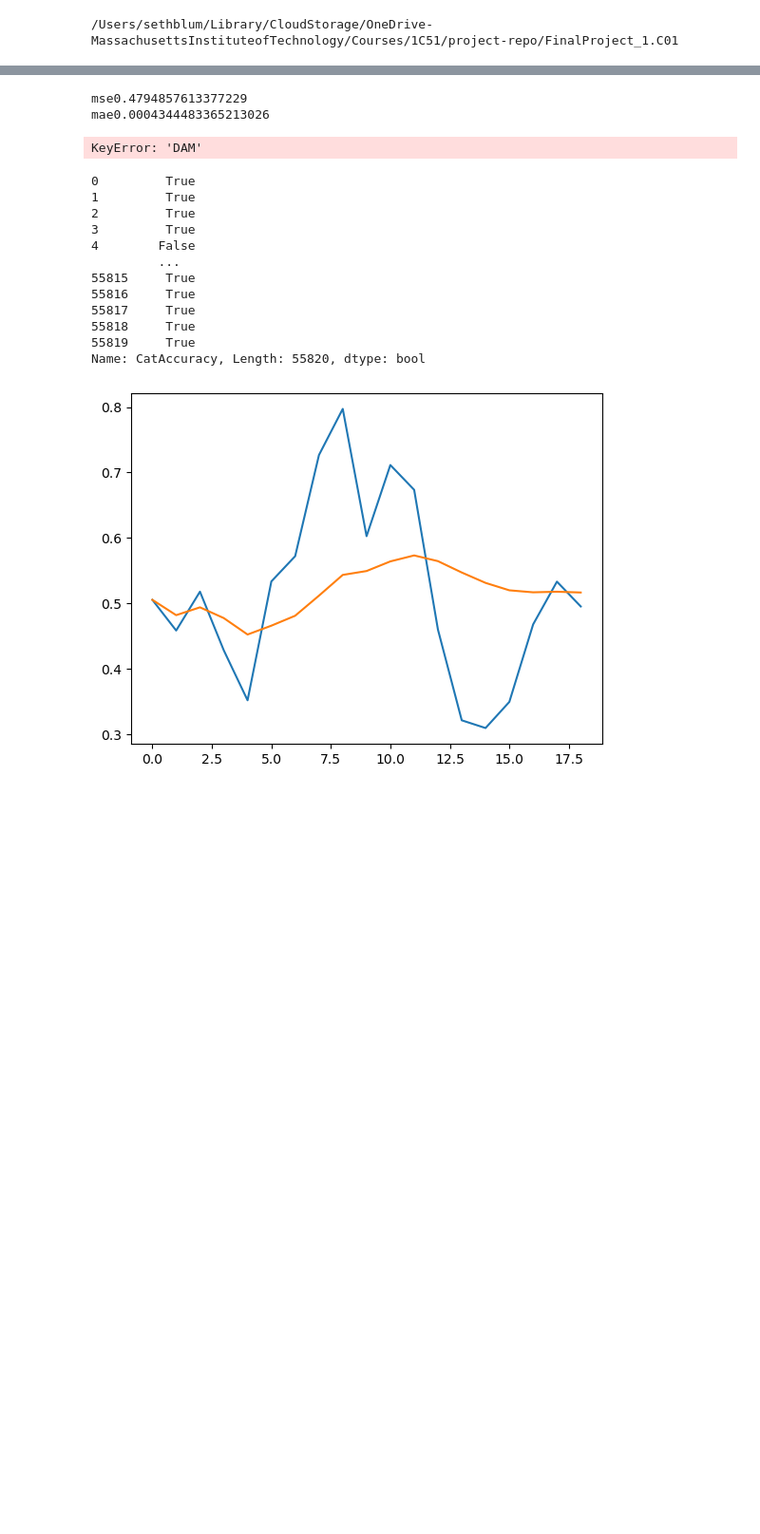
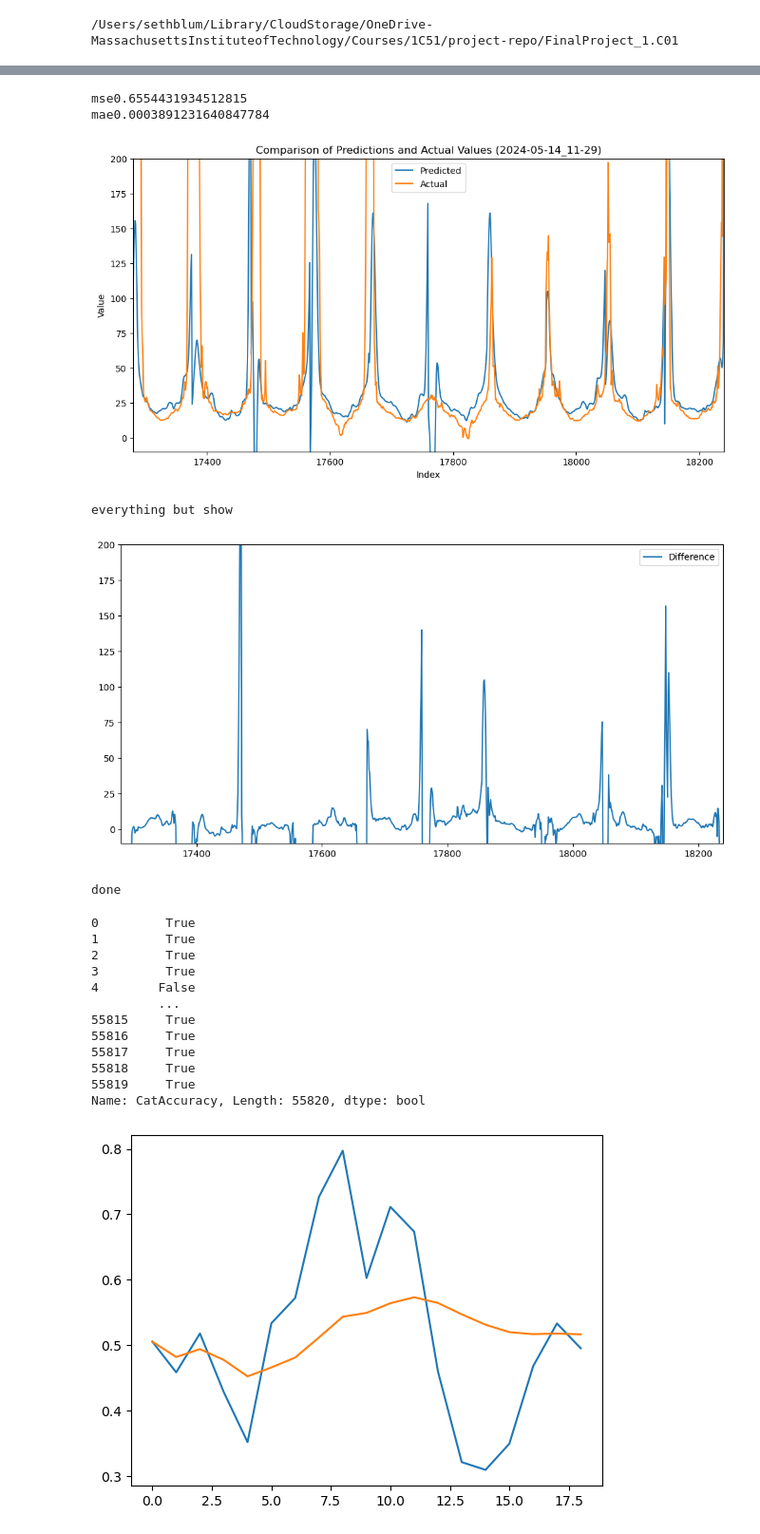
Before and after one commit to les-g-a/FinalProject_1.C01, a Jupyter notebook: predictandplot.ipynb, the cells around one changed output, grey strips where cells are left out. Shown at 95% size. Cells and saved outputs as stored; diff of their text form; code cells hidden in the pictures; blank space fills up the shorter version.

```diff
--- a/predictandplot.ipynb
+++ b/predictandplot.ipynb
@@ -29,7 +29,7 @@ print(os.getcwd())
 
 # modelpath = 'Model_Outputs/model_BiLSTM_3layers_2024-05-06 11:48:50.924766.keras'
 # model = load_model(modelpath)
-predspath = 'Model_Outputs/predictions_BiLSTM_3layers_2024-05-07 13:47:47.444544.csv'
+predspath = 'Model_Outputs/predictions_BiLSTM_3layers_2024-05-14_13-00-24.csv'
 preddf = pd.read_csv(predspath)
 
 data = pd.read_pickle('X_test.pkl')
@@ -44,0 +56,16 @@ cleandf = pd.read_pickle('Data_Clean/merged_clean_df.pkl')
+# %%
+import numpy as np
+
+# Convert preddf to numpy array
+preddf_array = preddf.to_numpy()
+
+# Split preddf_array into sequences of length 96
+sequences = np.array_split(preddf_array, len(preddf)//96)
+
+# # Keepevery 96th sequence
+sequences_mod96 = [sequences[i] for i in range(len(sequences)) if i % 96 == 0]
+
+# # Convert sequences_mod96 to dataframe
+preddf_mod96 = pd.DataFrame(np.concatenate(sequences_mod96, axis=0), columns=preddf.columns)
+# %%
+preddf = preddf_mod96
@@ -62,3 +174,0 @@ cleandf[191:]
-# %%
-preddf.drop(columns=['Unnamed: 0'], inplace=True)
-preddf
@@ -152,12 +261,15 @@ print('mse'+str(mse/len(preddf['Actual'])))
 mae = mean_absolute_error(preddf['Actual'], preddf['Predicted'])
 print('mae'+str(mae / len(preddf['Actual'])))
 # %% [output]
-mse0.4794857613377229
-mae0.0004344483365213026
+mse0.6554431934512815
+mae0.0003891231640847784
 # %%
-plot_comparison(preddf['Predicted'], preddf['Actual'],preddf['DAM'], startx=96*160, endx=0+96*170, starty=-10, endy=200)
+plot_comparison(preddf['Predicted'], preddf['Actual'], startx=96*180, endx=0+96*190, starty=-10, endy=200)
 # %% [output]
+[figure, added]
-KeyError: 'DAM'
+everything but show
+[figure, added]
+done
 # %%
 
 def get_category(value):
```
Also changed, not shown: parts of 11 cells of this notebook.
